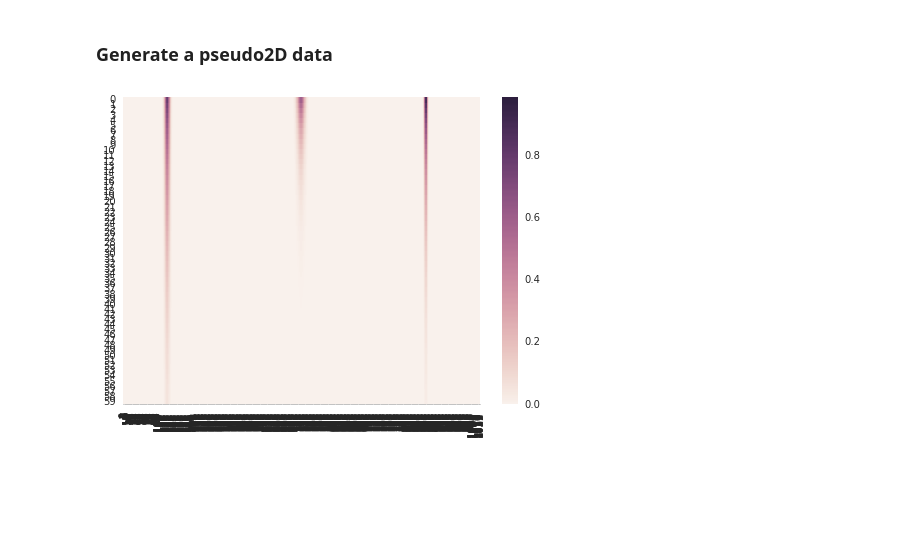
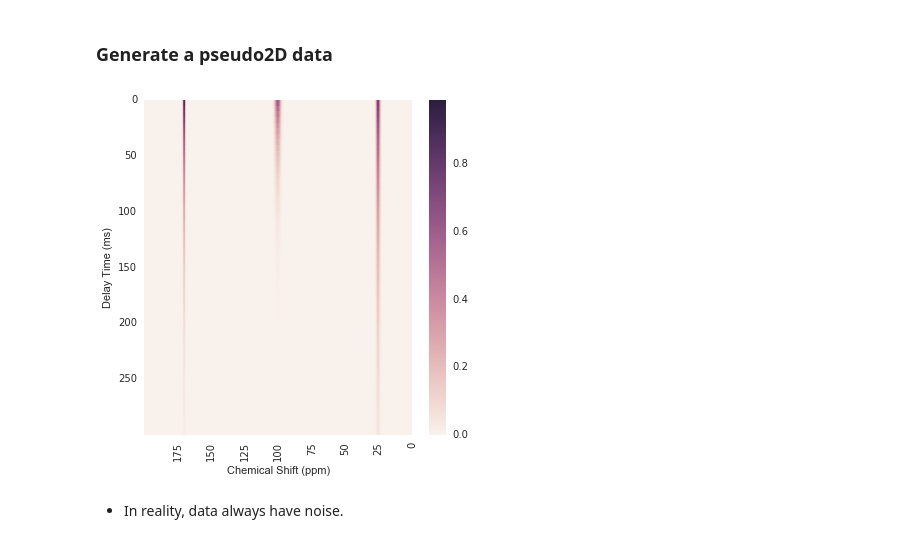
Before and after one commit to cyang019/relaxationFit, a Jupyter notebook: Generate_Demo_Pseudo2d.ipynb, the cells around one changed output. Drawn from its saved outputs; the diff is of its cells as text; code cells hidden in the pictures; blank space fills up the shorter version.

Commit message:
plot 2d pseudo2d

```diff
--- a/Generate_Demo_Pseudo2d.ipynb
+++ b/Generate_Demo_Pseudo2d.ipynb
@@ -50,9 +50,29 @@ for i in range(3):  # 3 peaks
     yy += gaus(xx,peak_buildup,peaks[i],lws[i])
 # %%
 import seaborn as sns
-# %%
-fig = sns.heatmap(yy)
-sns.set_style({'xtick.major.size': 0.0, 'xtick.minor.size': 10})
-sns.plt.show()
-# %% [output]
-[figure, removed]
+# %%
+def plot_pseudo2D(spec, xticks=(0,100,10), yticks=(0,100,10),
+                  xticklabels=(0,100,10), yticklabels=(0,100,10),
+                 xlabel="x axis", ylabel="y axis", figsize=(6,6)):
+    fig = plt.figure(figsize=figsize)
+    ax = fig.add_subplot(111)
+    ax = sns.heatmap(spec)
+    ax.yaxis.set_ticks(yticks)
+    ax.yaxis.set_ticklabels(yticklabels)
+    ax.xaxis.set_ticks(xticks)
+    ax.xaxis.set_ticklabels(xticklabels)
+    plt.xlabel(xlabel)
+    plt.ylabel(ylabel)
+    plt.show()
+# %%
+yticks = np.arange(60,0,-10)
+yticklabels = np.arange(0,300,50)
+xticks = np.arange(1024,0,-128)
+xticklabels = np.arange(0,200,25)
+plot_pseudo2D(yy,xticks=xticks,yticks=yticks,
+              xticklabels=xticklabels,yticklabels=yticklabels,xlabel="Chemical Shift (ppm)",
+              ylabel="Delay Time (ms)")
+# %% [output]
+[figure, added]
+# %% [markdown]
++  In reality, data always have noise.
```
Also changed, not shown: parts of 4 cells of this notebook.
